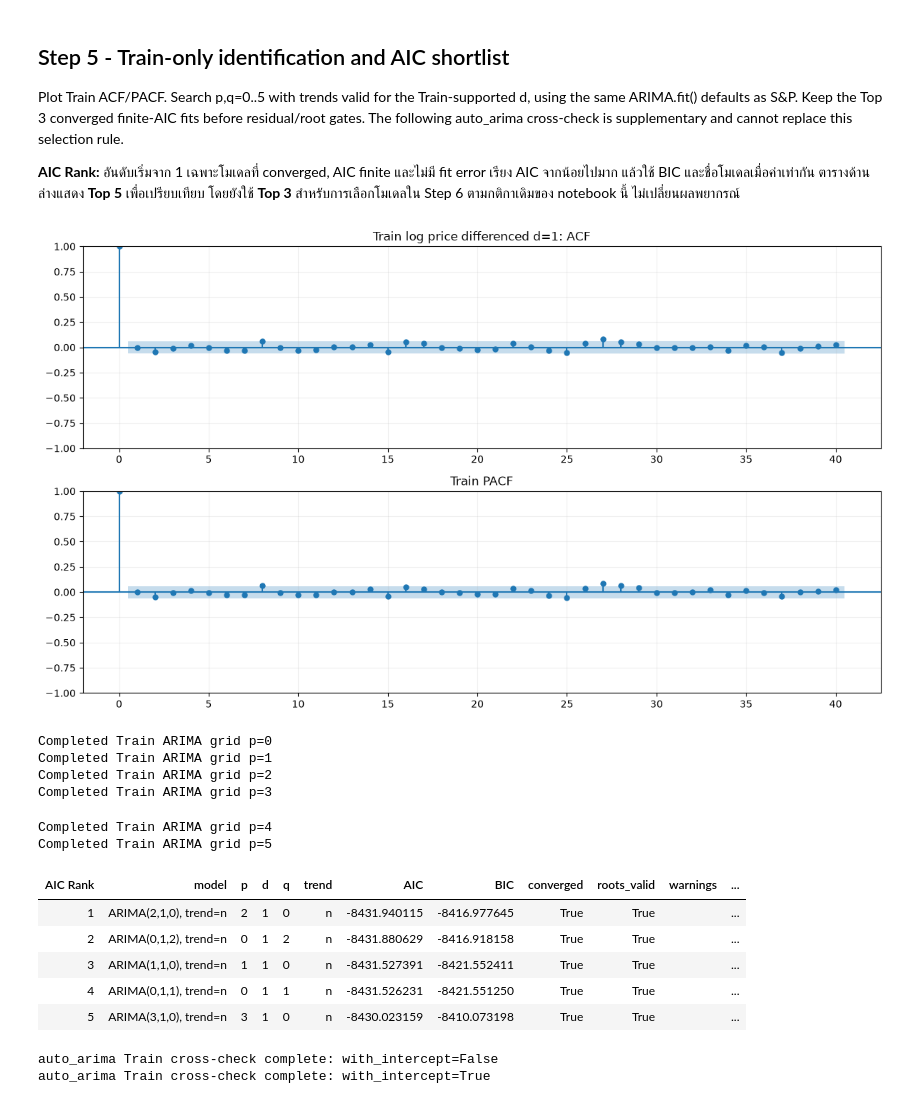
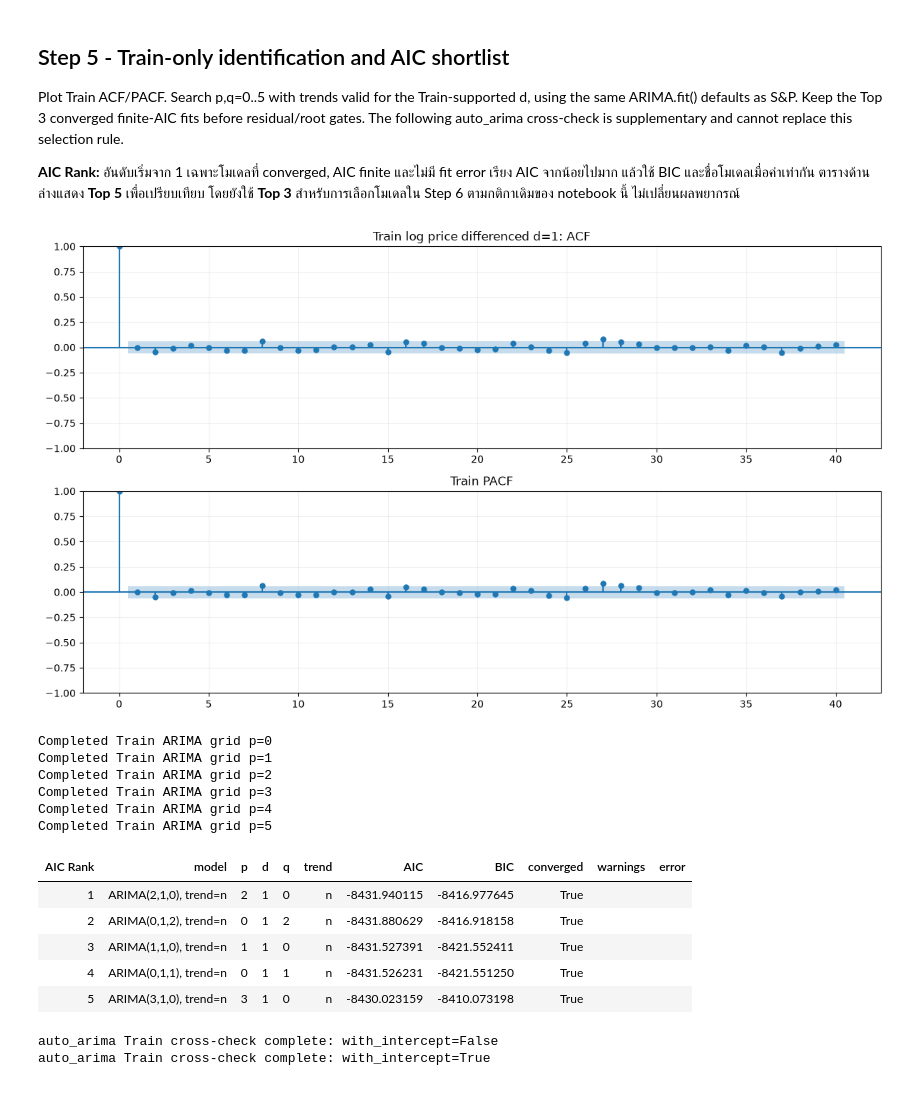
Before and after one commit to KOLLAWAT09/PROJECT_STAT, a Jupyter notebook: USD_TEST/ARIMA_USD.ipynb, the cells around one changed output. Saved outputs shown, nothing was run; the diff lists cells and outputs as text; code cells hidden in the pictures.

Commit message:
Capture USD ARIMA root warnings and match BTC rank display

```diff
--- a/USD_TEST/ARIMA_USD.ipynb
+++ b/USD_TEST/ARIMA_USD.ipynb
@@ -346,45 +346,46 @@ for p in range(SETTINGS['max_p'] + 1):
                 with warnings.catch_warnings(record=True) as caught:
                     warnings.simplefilter('always')
                     result = ARIMA(train_log, order=(p, d, q), trend=trend).fit()
-                roots = np.r_[result.arroots, result.maroots]
+                    # Root properties may emit RuntimeWarning; capture them with this fit.
+                    roots = np.r_[result.arroots, result.maroots]
                 row.update(AIC=result.aic, BIC=result.bic,
                     converged=bool(result.mle_retvals.get('converged', False)),
                     roots_valid=bool(np.isfinite(roots).all() and (np.abs(roots) > 1).all()))
                 fitted_models[label] = result
             except Exception as exc:
                 row['error'] = f'{type(exc).__name__}: {exc}'
             row['warnings'] = warning_text(caught)
             grid_rows.append(row)
     print(f'Completed Train ARIMA grid p={p}', flush=True)
 
 grid = pd.DataFrame(grid_rows).sort_values(['AIC', 'BIC', 'model'], na_position='last').reset_index(drop=True)
 # Sequential AIC ranks among converged, finite-AIC, error-free Train fits.
 eligible_mask = grid.converged & np.isfinite(grid.AIC) & grid.error.eq('')
 grid.insert(0, 'AIC Rank', pd.Series(pd.NA, index=grid.index, dtype='Int64'))
 grid.loc[eligible_mask, 'AIC Rank'] = np.arange(1, int(eligible_mask.sum()) + 1)
 save_table(grid, 'arima_grid.csv')
 eligible = grid.loc[eligible_mask].copy()
 check('At least three converged finite-AIC Train candidates', len(eligible) >= SETTINGS['top_k'],
       'Shortlist by AIC first; roots and Ljung-Box are checked on these three fits.')
 top = eligible.head(SETTINGS['top_k']).copy()
 save_table(top, 'arima_top_candidates.csv')
 # Show Top 5 for comparison; the original Top 3 selection is unchanged.
-aic_rank_preview = eligible.head(5).copy()
+aic_rank_preview = eligible.head(5).loc[:, ['AIC Rank', 'model', 'p', 'd', 'q', 'trend', 'AIC', 'BIC', 'converged', 'warnings', 'error']].copy()
 display(aic_rank_preview.style.format({'AIC': '{:.6f}', 'BIC': '{:.6f}'}).hide(axis='index'))
 # %% [output]
 [figure]
 Completed Train ARIMA grid p=0
 Completed Train ARIMA grid p=1
 Completed Train ARIMA grid p=2
 Completed Train ARIMA grid p=3
+Completed Train ARIMA grid p=4
+Completed Train ARIMA grid p=5
-Completed Train ARIMA grid p=4
-Completed Train ARIMA grid p=5
-| AIC Rank | model | p | d | q | trend | AIC | BIC | converged | roots_valid | warnings | ... |
-| 1 | ARIMA(2,1,0), trend=n | 2 | 1 | 0 | n | -8431.940115 | -8416.977645 | True | True |  | ... |
-| 2 | ARIMA(0,1,2), trend=n | 0 | 1 | 2 | n | -8431.880629 | -8416.918158 | True | True |  | ... |
-| 3 | ARIMA(1,1,0), trend=n | 1 | 1 | 0 | n | -8431.527391 | -8421.552411 | True | True |  | ... |
-| 4 | ARIMA(0,1,1), trend=n | 0 | 1 | 1 | n | -8431.526231 | -8421.551250 | True | True |  | ... |
-| 5 | ARIMA(3,1,0), trend=n | 3 | 1 | 0 | n | -8430.023159 | -8410.073198 | True | True |  | ... |
+| AIC Rank | model | p | d | q | trend | AIC | BIC | converged | warnings | error |
+| 1 | ARIMA(2,1,0), trend=n | 2 | 1 | 0 | n | -8431.940115 | -8416.977645 | True |  |  |
+| 2 | ARIMA(0,1,2), trend=n | 0 | 1 | 2 | n | -8431.880629 | -8416.918158 | True |  |  |
+| 3 | ARIMA(1,1,0), trend=n | 1 | 1 | 0 | n | -8431.527391 | -8421.552411 | True |  |  |
+| 4 | ARIMA(0,1,1), trend=n | 0 | 1 | 1 | n | -8431.526231 | -8421.551250 | True |  |  |
+| 5 | ARIMA(3,1,0), trend=n | 3 | 1 | 0 | n | -8430.023159 | -8410.073198 | True |  |  |
 # %%
 # Supplementary Train-only cross-check; does not select or replace the final model.
 cross_rows = []
```
